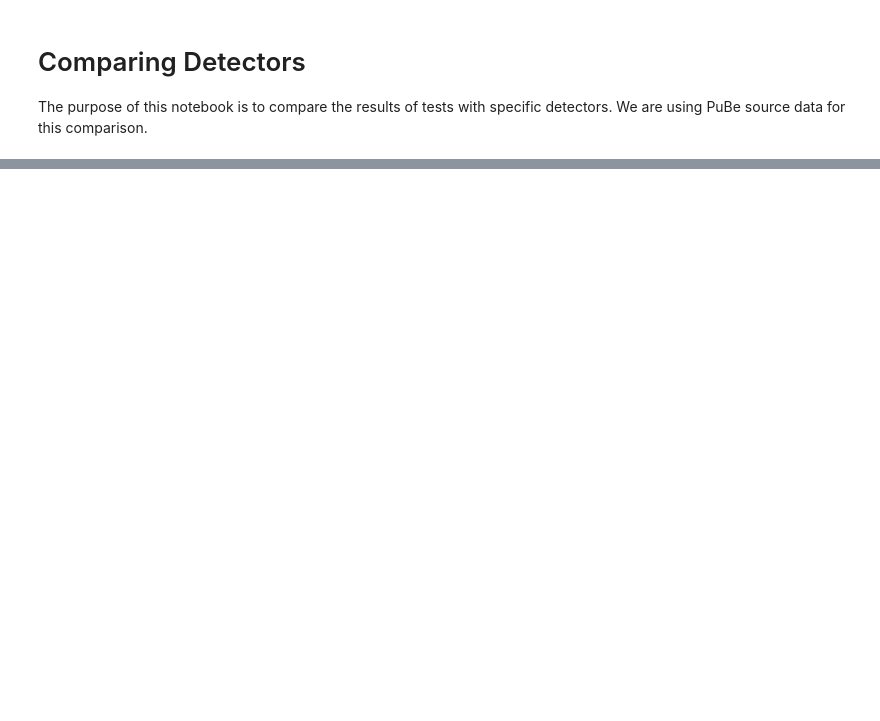
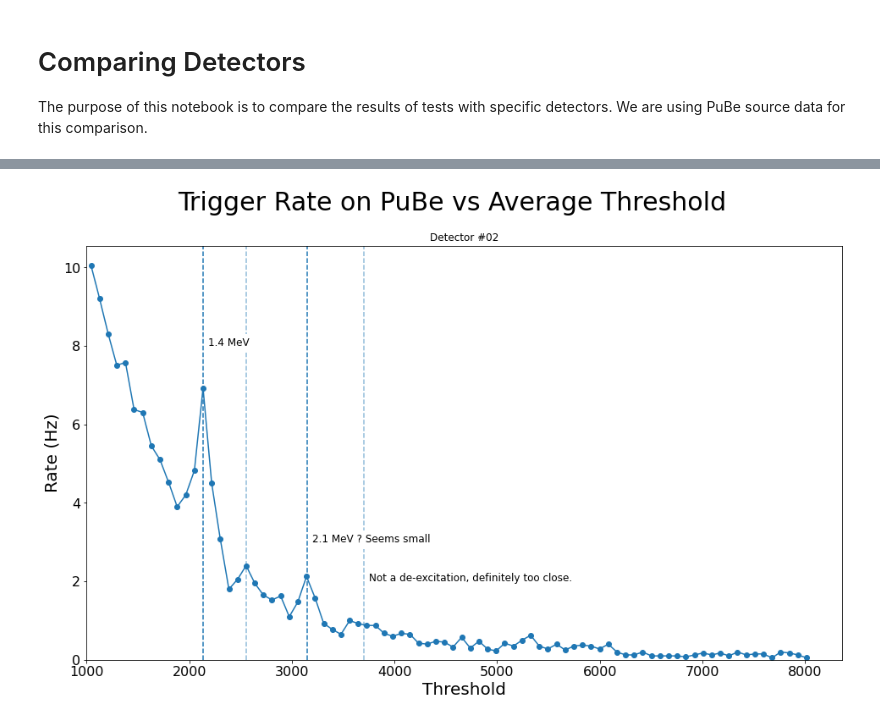
Before and after one commit to villano-lab/R76Firmware, a Jupyter notebook: plots/Comparing_Detectors.ipynb, the cells around one changed output, grey strips where cells are left out. Saved outputs shown, nothing was run; the diff lists cells and outputs as text; code cells hidden in the pictures; blank space fills up the shorter version.

```diff
--- a/plots/Comparing_Detectors.ipynb
+++ b/plots/Comparing_Detectors.ipynb
@@ -95,0 +121,36 @@ plt.show()
+# %%
+detnum = 2
+
+plt.figure(figsize=(16,9))
+
+plt.plot(thresh,ranges[detnum],label='det{:02d}'.format(detnum),marker='o')
+
+plt.xlabel("Threshold",size=20)
+plt.ylabel("Rate (Hz)",size=20)
+plt.suptitle("Trigger Rate on PuBe vs Average Threshold",size=30)
+plt.title("Detector #{:02d}".format(detnum))
+plt.rc('xtick', labelsize=16) #fontsize of the x tick labels
+plt.rc('ytick', labelsize=16) #fontsize of the y tick labels
+
+plt.xlim(1000)
+plt.ylim(0)
+
+a = 2135
+b = 2552
+c = 3150
+d = 3700
+
+plt.axvline(a,linestyle='--')
+plt.text(a+50,8,"1.4 MeV",fontsize=12,backgroundcolor='white')
+plt.axvline(b,linestyle='--',alpha=0.5)
+plt.axvline(c,linestyle='--')
+plt.text(c+50,3,"2.1 MeV ? Seems small",fontsize=12,backgroundcolor='white')
+plt.axvline(d,linestyle='--',alpha=0.5)
+plt.text(d+50,2,"Not a de-excitation, definitely too close.",fontsize=12,backgroundcolor='white')
+
+bins02 = [a,c]
+energies02 = [1.4,2.1]
+
+plt.show()
+# %% [output]
+[figure, added]
```
Also changed, not shown: parts of 29 cells of this notebook, 18 other files.
